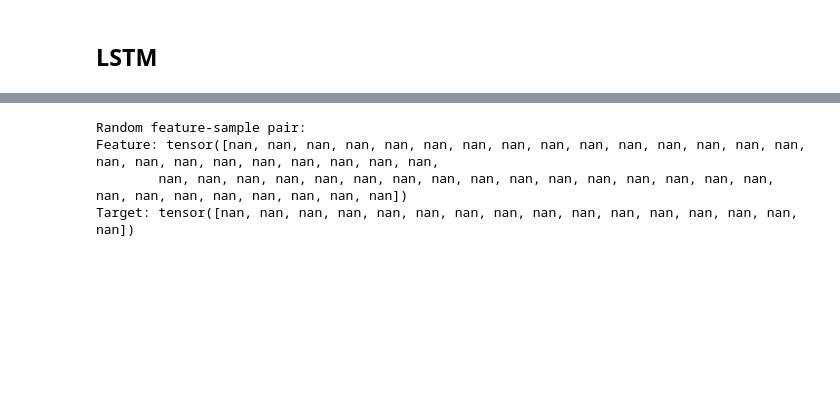
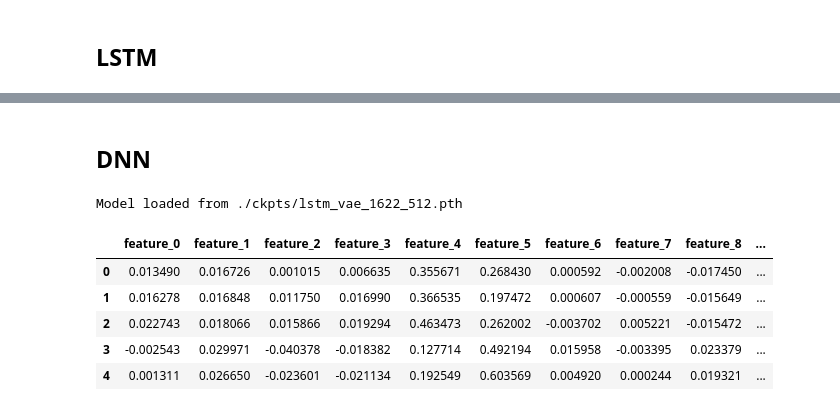
Before and after one commit to shankerabhigyan/IVS_modelling, a Jupyter notebook: baseline/pipeline_vae_dnn.ipynb, the cells around one changed output, grey strips where cells are left out. Drawn from its saved outputs; the diff is of its cells as text; code cells hidden in the pictures; blank space fills up the shorter version.

```diff
--- a/baseline/pipeline_vae_dnn.ipynb
+++ b/baseline/pipeline_vae_dnn.ipynb
@@ -104,11 +87,2 @@ import numpy as np
-# %%
-# print random feature-sample pair
-print('Random feature-sample pair:')
-idx = np.random.randint(0, len(train_features))
-print('Feature:', train_features[idx])
-print('Target:', train_targets[idx])
-# %% [output]
-Random feature-sample pair:
-Feature: tensor([nan, nan, nan, nan, nan, nan, nan, nan, nan, nan, nan, nan, nan, nan, nan, nan, nan, nan, nan, nan, nan, nan, nan, nan,
-        nan, nan, nan, nan, nan, nan, nan, nan, nan, nan, nan, nan, nan, nan, nan, nan, nan, nan, nan, nan, nan, nan, nan, nan])
-Target: tensor([nan, nan, nan, nan, nan, nan, nan, nan, nan, nan, nan, nan, nan, nan, nan, nan])
+# %% [markdown]
+## DNN
@@ -114,0 +95,17 @@ Target: tensor([nan, nan, nan, nan, nan, nan, nan, nan, nan, nan, nan, nan, nan,
+# %%
+lstm_model_path = "./ckpts/lstm_vae_1622_512.pth"
+#lstm_model_path = './ckpts/test_bilstm256.pth'
+lstm_model = CustomLSTMModel(input_dim=48, hidden_dim=512, output_dim=16)
+lstm_model.load_model(model_path=lstm_model_path)
+# %% [output]
+Model loaded from ./ckpts/lstm_vae_1622_512.pth
+# %%
+features = pd.read_csv('../data/processed/vae/features_vae_iv16_22_16.csv')
+features.head()
+# %% [output]
+|  | feature_0 | feature_1 | feature_2 | feature_3 | feature_4 | feature_5 | feature_6 | feature_7 | feature_8 | ... |
+| 0 | 0.013490 | 0.016726 | 0.001015 | 0.006635 | 0.355671 | 0.268430 | 0.000592 | -0.002008 | -0.017450 | ... |
+| 1 | 0.016278 | 0.016848 | 0.011750 | 0.016990 | 0.366535 | 0.197472 | 0.000607 | -0.000559 | -0.015649 | ... |
+| 2 | 0.022743 | 0.018066 | 0.015866 | 0.019294 | 0.463473 | 0.262002 | -0.003702 | 0.005221 | -0.015472 | ... |
+| 3 | -0.002543 | 0.029971 | -0.040378 | -0.018382 | 0.127714 | 0.492194 | 0.015958 | -0.003395 | 0.023379 | ... |
+| 4 | 0.001311 | 0.026650 | -0.023601 | -0.021134 | 0.192549 | 0.603569 | 0.004920 | 0.000244 | 0.019321 | ... |
```
Also changed, not shown: parts of 25 cells of this notebook, 4 other files.
